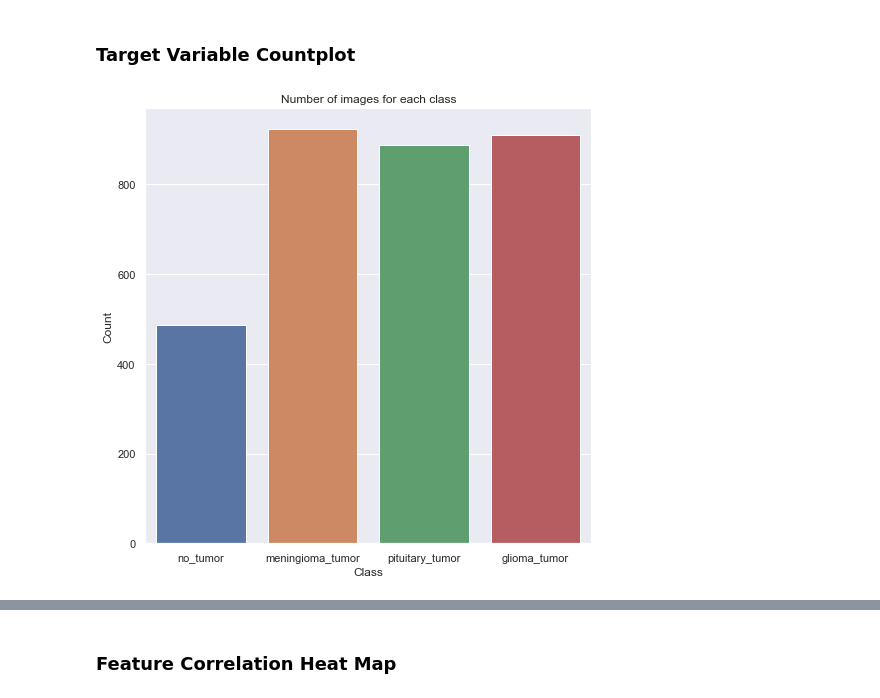
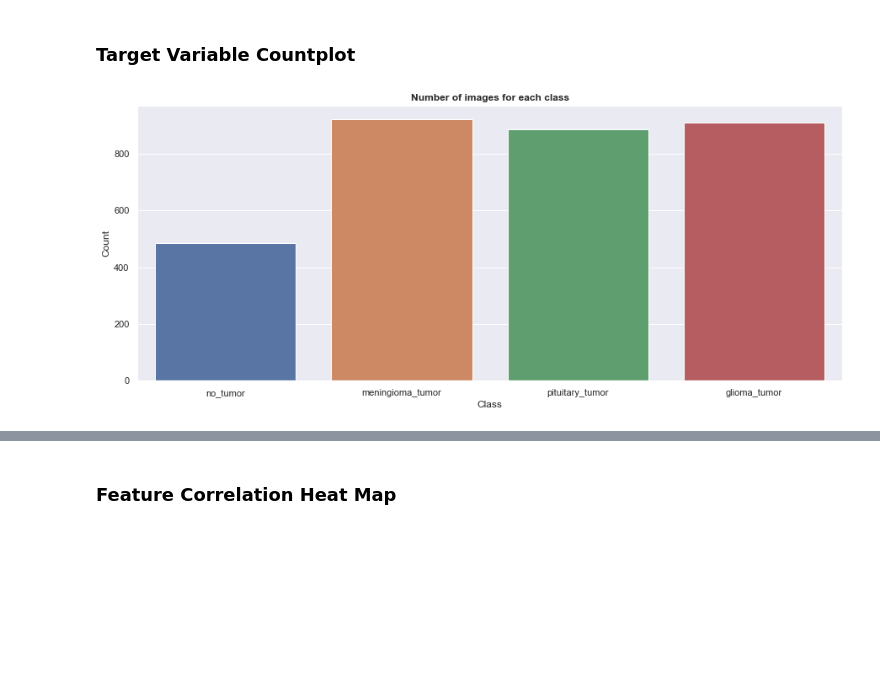
Before and after one commit to crisdanrodriguez/brain_tumor_classification, a Jupyter notebook: EDA.ipynb, the cells around one changed output, grey strips where cells are left out. Drawn from its saved outputs; the diff is of its cells as text; code cells hidden in the pictures; blank space fills up the shorter version.

```diff
--- a/EDA.ipynb
+++ b/EDA.ipynb
@@ -74,18 +76,18 @@ data.describe()
 ### Target Variable Countplot
 # %%
 # Adjust figure size
-plt.figure(figsize=(8,8))
+plt.figure(figsize = (15, 6))
 
 # Set darkgrid style for all matplotlib and seaborn plots
-sns.set_theme(style="darkgrid")
+sns.set_theme(style = "darkgrid")
 
 # Show the number of observations in each class
 sns.countplot(data = data, x = 'class_name')
 
 # Adjust graph title and labels title
-plt.title('Number of images for each class')
+plt.title('Number of images for each class', fontweight = 'bold')
 plt.xlabel('Class')
 plt.ylabel('Count')
 plt.show()
 # %% [output]
-[figure, old version]
+[figure, new version]
```
Also changed, not shown: parts of 6 cells of this notebook.
